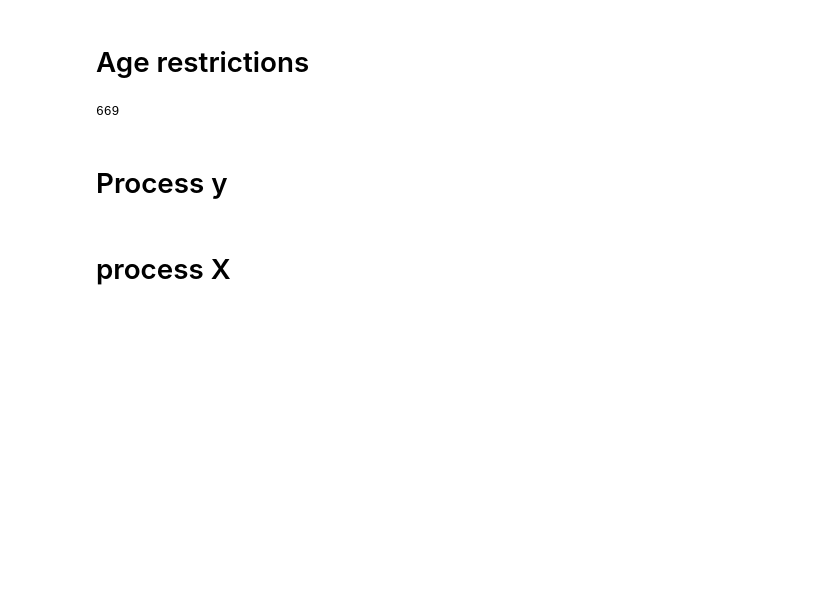
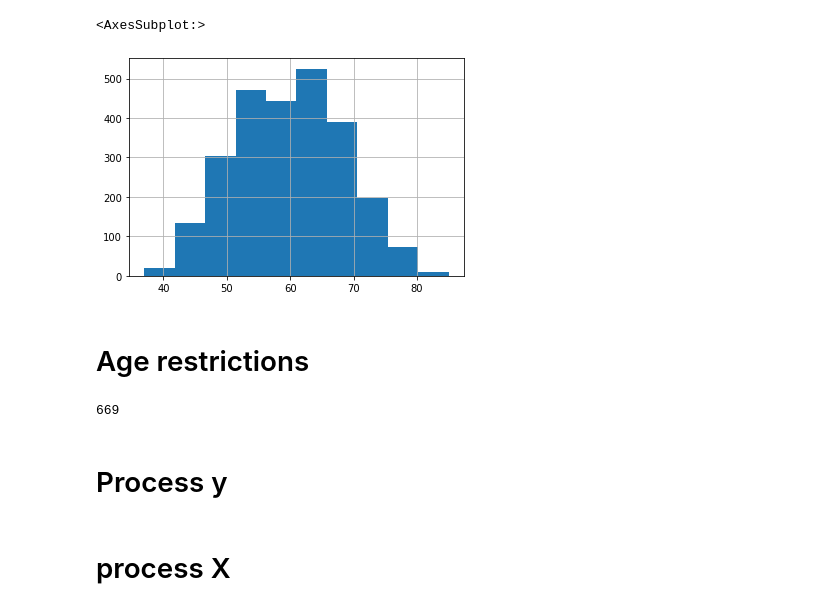
Before and after one commit to pandit-a/dreamteam, a Jupyter notebook: ap_waso_v2.ipynb, the cells around one changed output. Cells and saved outputs as stored; diff of their text form; code cells hidden in the pictures; blank space fills up the shorter version.

```diff
--- a/ap_waso_v2.ipynb
+++ b/ap_waso_v2.ipynb
@@ -102,6 +102,11 @@ data_df = pd.concat(frames, axis = 1)
 ##drop original row names
 
 data_df.drop(columns = ['thyroid_problem','hormone_therapy'], inplace=True)
+# %%
+data_df.age.hist()
+# %% [output]
+<AxesSubplot:>
+[figure, added]
 # %% [markdown]
 # Age restrictions
 # %%
```
